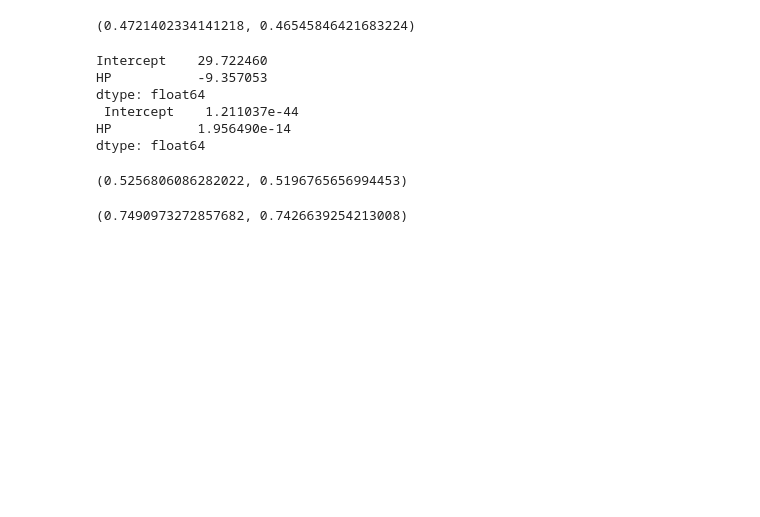
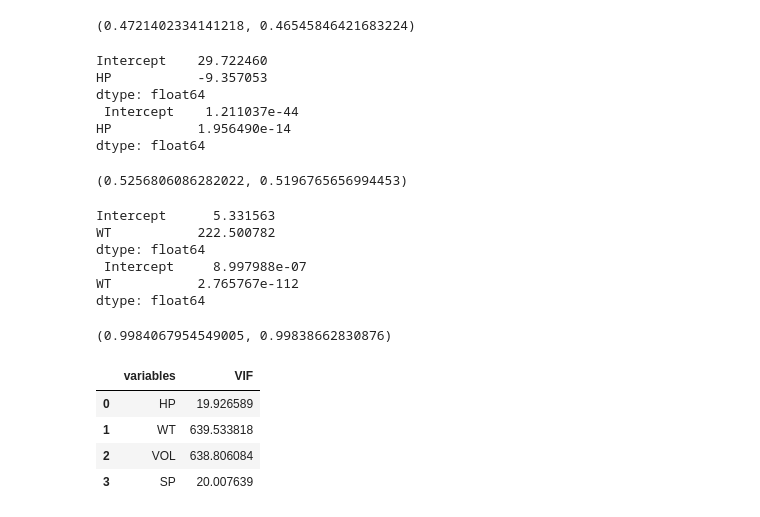
Before and after one commit to SisirBhargav/Zeta-aiml, a Jupyter notebook: Adclass.ipynb, the cells around one changed output. Drawn from its saved outputs; the diff is of its cells as text; code cells hidden in the pictures; blank space fills up the shorter version.

```diff
--- a/Adclass.ipynb
+++ b/Adclass.ipynb
@@ -1218,8 +1218,39 @@ HP           1.956490e-14
 dtype: float64
 (0.5256806086282022, 0.5196765656994453)
 # %%
-model10=smf.ols('MPG~WT+HP',data=df).fit()
-model10.params
-(model10.rsquared,model10.rsquared_adj)
+ml=smf.ols('VOL~WT',data=df).fit()
+print(ml.tvalues,'\n', ml.pvalues)
+(ml.rsquared,ml.rsquared_adj)
 # %% [output]
-(0.7490973272857682, 0.7426639254213008)
+Intercept      5.331563
+WT           222.500782
+dtype: float64
+ Intercept     8.997988e-07
+WT           2.765767e-112
+dtype: float64
+(0.9984067954549005, 0.99838662830876)
+# %%
+#calculating vif
+rsq_hp=smf.ols('HP~WT+VOL+SP',data=df).fit().rsquared
+vif_hp=1/(1-rsq_hp)
+
+rsq_wt=smf.ols('WT~HP+VOL+SP',data=df).fit().rsquared
+vif_wt=1/(1-rsq_wt)
+
+rsq_vol=smf.ols('VOL~HP+WT+SP',data=df).fit().rsquared
+vif_vol=1/(1-rsq_vol)
+
+rsq_sp=smf.ols('SP~HP+VOL+WT',data=df).fit().rsquared
+vif_sp=1/(1-rsq_sp)
+
+# storing the vif values in a dataframe
+dl=pd.DataFrame()
+dl['variables']=['HP','WT','VOL','SP']
+dl['VIF']=[vif_hp,vif_wt,vif_vol,vif_sp]
+dl
+# %% [output]
+|  | variables | VIF |
+| 0 | HP | 19.926589 |
+| 1 | WT | 639.533818 |
+| 2 | VOL | 638.806084 |
+| 3 | SP | 20.007639 |
```
Also changed, not shown: parts of 1 cell of this notebook.
